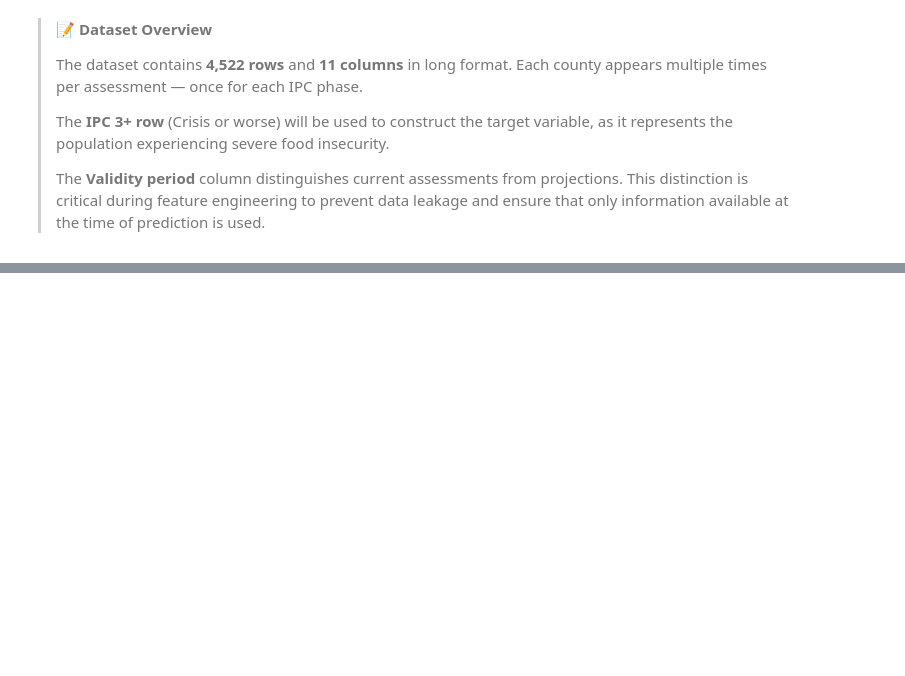
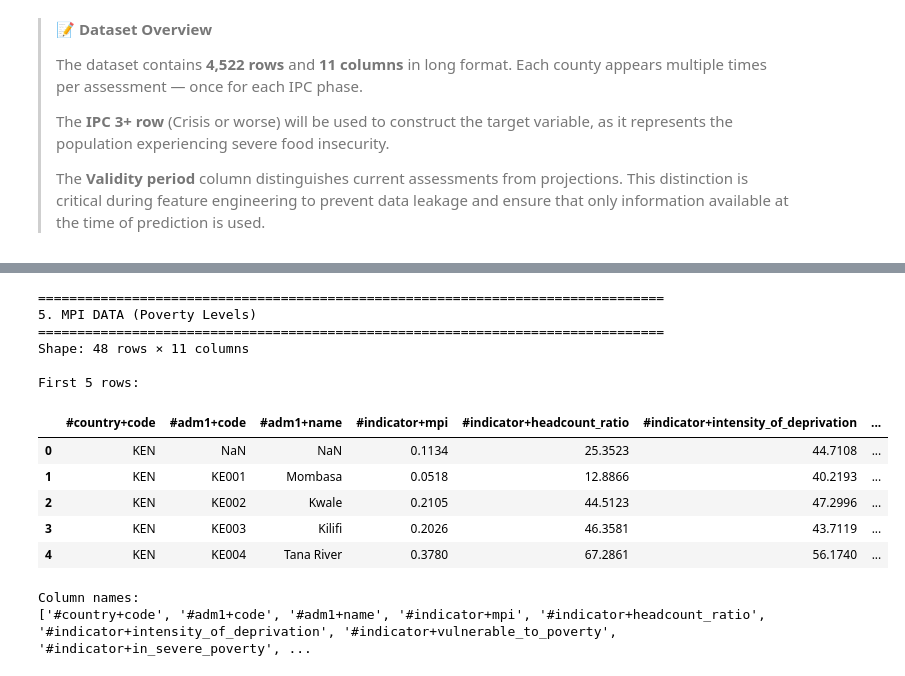
Before and after one commit to MrDenzy/PHASE-5-PROJECT---Forecasting-County-Level-Acute-Food-Insecurity-in-Kenya-Using-Climate-Shocks-Mark, a Jupyter notebook: notebooks/blex.ipynb, the cells around one changed output, grey strips where cells are left out. Saved outputs shown, nothing was run; the diff lists cells and outputs as text; code cells hidden in the pictures; blank space fills up the shorter version.

```diff
--- a/notebooks/blex.ipynb
+++ b/notebooks/blex.ipynb
@@ -521,0 +745,30 @@ Column names:
+# %%
+print("\033[1;34m" + "="*80 + "\033[0m")  # Blue header
+print("\033[1;34m5. MPI DATA (Poverty Levels)\033[0m")
+print("\033[1;34m" + "="*80 + "\033[0m")
+
+# Shape
+print(f"Shape: {mpi_df.shape[0]} rows × {mpi_df.shape[1]} columns\n")
+
+# Preview first 5 rows
+print("First 5 rows:")
+display(mpi_df.head())
+
+# Column names
+print("\nColumn names:")
+print(mpi_df.columns.tolist())
+# %% [output]
+================================================================================
+5. MPI DATA (Poverty Levels)
+================================================================================
+Shape: 48 rows × 11 columns
+
+First 5 rows:
+|  | #country+code | #adm1+code | #adm1+name | #indicator+mpi | #indicator+headcount_ratio | #indicator+intensity_of_deprivation | ... |
+| 0 | KEN | NaN | NaN | 0.1134 | 25.3523 | 44.7108 | ... |
+| 1 | KEN | KE001 | Mombasa | 0.0518 | 12.8866 | 40.2193 | ... |
+| 2 | KEN | KE002 | Kwale | 0.2105 | 44.5123 | 47.2996 | ... |
+| 3 | KEN | KE003 | Kilifi | 0.2026 | 46.3581 | 43.7119 | ... |
+| 4 | KEN | KE004 | Tana River | 0.3780 | 67.2861 | 56.1740 | ... |
+Column names:
+['#country+code', '#adm1+code', '#adm1+name', '#indicator+mpi', '#indicator+headcount_ratio', '#indicator+intensity_of_deprivation', '#indicator+vulnerable_to_poverty', '#indicator+in_severe_poverty', ...
```
Also changed, not shown: parts of 12 cells of this notebook.
